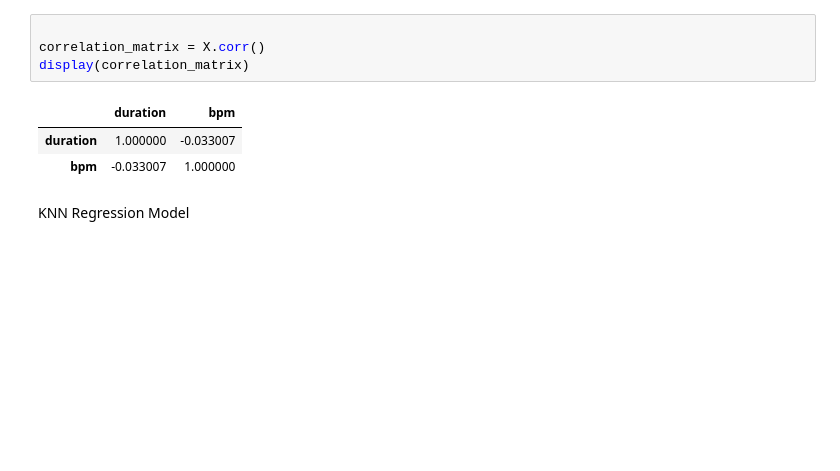
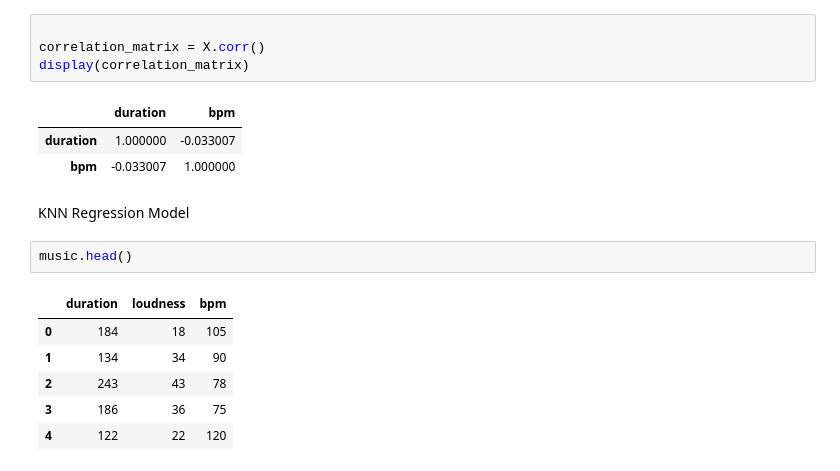
Before and after one commit to Kingbigtiger/class-studies, a Jupyter notebook: Unit 3.1.4 BootCampChallenge Model Comparison.ipynb, the cells around one changed output. Saved outputs shown, nothing was run; the diff lists cells and outputs as text; blank space fills up the shorter version.

```diff
--- a/Unit 3.1.4 BootCampChallenge Model Comparison.ipynb
+++ b/Unit 3.1.4 BootCampChallenge Model Comparison.ipynb
@@ -97,3 +97,12 @@ display(correlation_matrix)
 | bpm | -0.033007 | 1.000000 |
 # %% [markdown]
 KNN Regression Model
+# %%
+music.head()
+# %% [output]
+|  | duration | loudness | bpm |
+| 0 | 184 | 18 | 105 |
+| 1 | 134 | 34 | 90 |
+| 2 | 243 | 43 | 78 |
+| 3 | 186 | 36 | 75 |
+| 4 | 122 | 22 | 120 |
```
Also changed, not shown: parts of 5 cells of this notebook.
